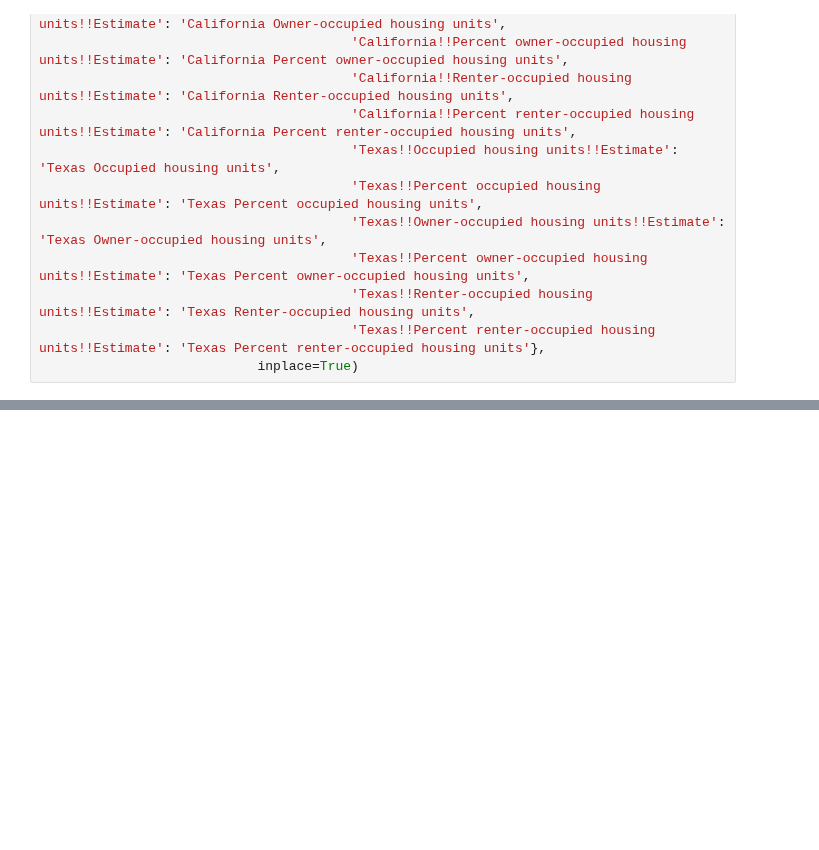
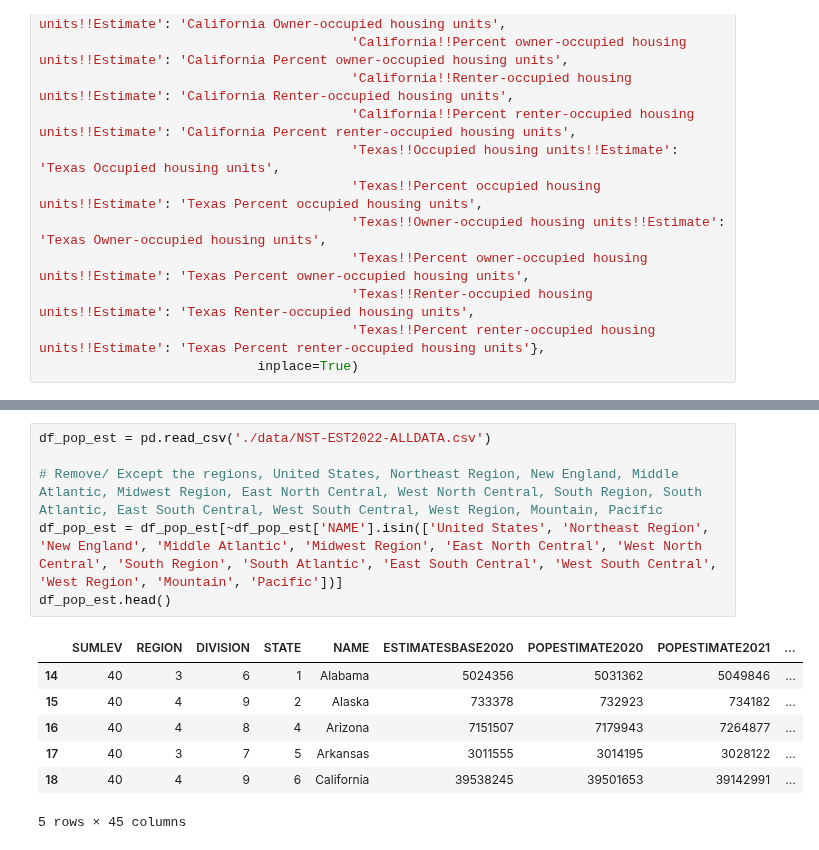
Before and after one commit to ahvuong/COGS108_Data_Science_In_Practice, a Jupyter notebook: DataCheckpointGroup_Sp23_AAA-H.ipynb, the cells around one changed output, grey strips where cells are left out. Saved outputs shown, nothing was run; the diff lists cells and outputs as text; blank space fills up the shorter version.

```diff
--- a/DataCheckpointGroup_Sp23_AAA-H.ipynb
+++ b/DataCheckpointGroup_Sp23_AAA-H.ipynb
@@ -472,3 +482,17 @@ housing_costs_2021.head()
 | 2 | $500 to $799 | 1,099,679 | 8.3% | 793,823 | ... |
 | 3 | $800 to $999 | 795,024 | 6.0% | 421,015 | ... |
 | 4 | $1,000 to $1,499 | 2,274,180 | 17.2% | 895,404 | ... |
+# %%
+df_pop_est = pd.read_csv('./data/NST-EST2022-ALLDATA.csv')
+
+# Remove/ Except the regions, United States, Northeast Region, New England, Middle Atlantic, Midwest Region, East North Central, West North Central, South Region, South Atlantic, East South Central, West South Central, West Region, Mountain, Pacific
+df_pop_est = df_pop_est[~df_pop_est['NAME'].isin(['United States', 'Northeast Region', 'New England', 'Middle Atlantic', 'Midwest Region', 'East North Central', 'West North Central', 'South Region', 'South Atlantic', 'East South Central', 'West South Central', 'West Region', 'Mountain', 'Pacific'])]
+df_pop_est.head()
+# %% [output]
+|  | SUMLEV | REGION | DIVISION | STATE | NAME | ESTIMATESBASE2020 | POPESTIMATE2020 | POPESTIMATE2021 | ... |
+| 14 | 40 | 3 | 6 | 1 | Alabama | 5024356 | 5031362 | 5049846 | ... |
+| 15 | 40 | 4 | 9 | 2 | Alaska | 733378 | 732923 | 734182 | ... |
+| 16 | 40 | 4 | 8 | 4 | Arizona | 7151507 | 7179943 | 7264877 | ... |
+| 17 | 40 | 3 | 7 | 5 | Arkansas | 3011555 | 3014195 | 3028122 | ... |
+| 18 | 40 | 4 | 9 | 6 | California | 39538245 | 39501653 | 39142991 | ... |
+5 rows × 45 columns
```
Also changed, not shown: parts of 28 cells of this notebook.
